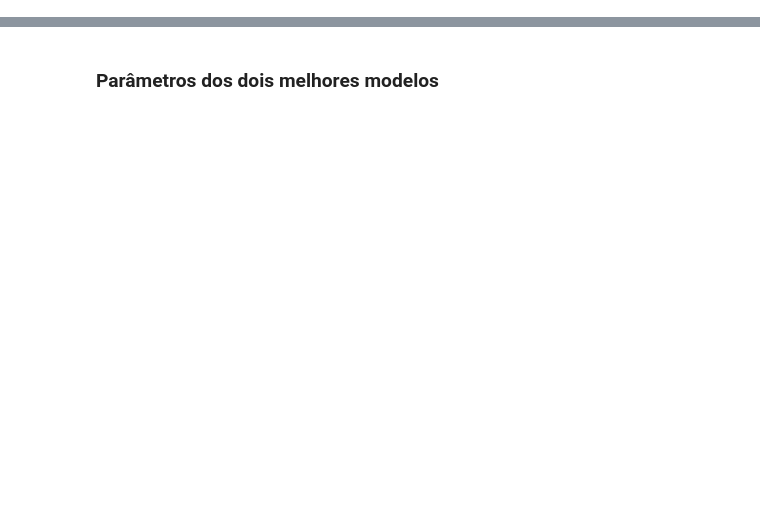
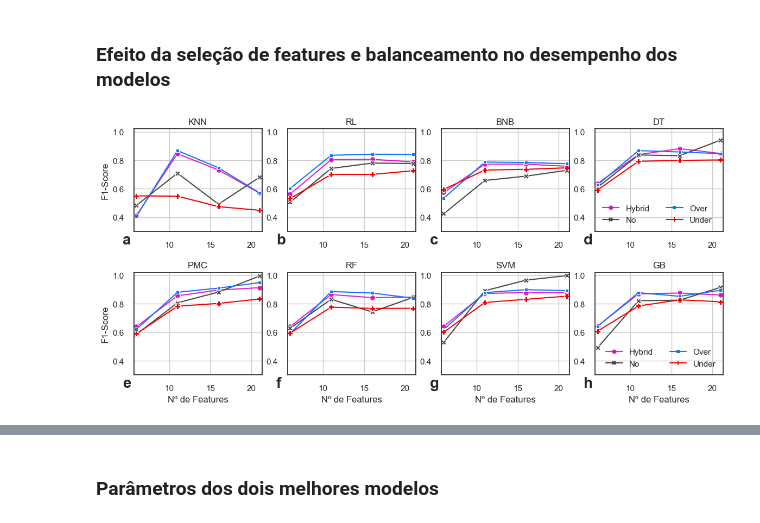
Before and after one commit to lucas-fpaiva/AnalisePred-PES, a Jupyter notebook: Projeto/car_eval/results_view.ipynb, the cells around one changed output, grey strips where cells are left out. Saved outputs shown, nothing was run; the diff lists cells and outputs as text; code cells hidden in the pictures; blank space fills up the shorter version.

```diff
--- a/Projeto/car_eval/results_view.ipynb
+++ b/Projeto/car_eval/results_view.ipynb
@@ -25,6 +32,5 @@ import warnings as wn
 wn.filterwarnings('ignore')
 # %%
-
 colors1 = [
           (15/255,114/255,255/255,1), # blue
           (224/255,0/255,193/255,.88), #pink
@@ -45,8 +51,6 @@ colors2= [
           (0/255,240/255,255/255,1), #light blue
         ]
 
-
-
 colors2= [
           (10/255,10/255, 130/255, 1), # light blue
           (10/255,10/255, 160/255, 1),
@@ -55,5 +59,12 @@ colors2= [
           (10/255,10/255, 250/255, 1), # dark blue
 
         ]
+
+colors3 = [
+          (224/255,0/255,193/255,.88), #pink
+          (70/255,70/255, 70/255, 1), #gray
+          (15/255,114/255,255/255,1), # blue
+          (0.95, 0, 0, 1), #red
+          ]
 # %%
 data = pd.read_csv('https://raw.githubusercontent.com/lucas-fpaiva/AnalisePred_I/main/Projeto/car_eval/data_processed.csv', index_col=0)
@@ -71,0 +105,47 @@ data.head()
+# %% [markdown]
+### Efeito da seleção de features e balanceamento no desempenho dos modelos
+# %%
+fig = plt.figure(figsize = (14,6),dpi=100)
+axes = gridspec.GridSpec(nrows=2, ncols=4,wspace=0.2,hspace=0.4)
+
+r = [0,0,0,0,1,1,1,1]
+c = [0,1,2,3,0,1,2,3]
+
+# models_name =["KNN", "RL", "BNB", "DT", "PMC",  "RF"]      #, "DT", "PMC", "SVM", "RF", "GB"
+im = ['a','b','c','d','e','f','g','h']
+count=0
+
+balances = ['No','Under', 'Over', 'Hybrid']
+n_features = [21,16,11,6]
+balan = 'No'
+metric = 'F1-Score'
+count = 0
+for modelo in models_name:
+
+    results_=results[results.Modelo==modelo].groupby(by=['N_feat','Balanceamento']).mean().reset_index()
+
+    ax = fig.add_subplot(axes[r[count],c[count]])
+    ax.grid()
+    sns.lineplot(data=results_,x='N_feat',y=metric,hue = 'Balanceamento', ax=ax,palette=colors3,
+                 markers=True, linewidth=1.5, style='Balanceamento',markersize=7,dashes=False)#,palette=colors1 ,err_style='bars'
+    ax.text(-0.09, -0.12, im[count], size=20, weight='bold', transform=ax.transAxes)
+    ax.set_xlim([5.7,21.3])
+    ax.set_ylim([0.3,1.02])
+    ax.set_title(modelo)
+
+    if count in [3,7]:
+        ax.legend(ncol=2)
+    else:
+      ax.legend(ncol=6).remove()
+
+    if count in [0,4]:
+        ax.set_ylabel('F1-Score')
+    else: ax.set_ylabel('')
+
+    if count in [4,5,6,7]:
+        ax.set_xlabel('Nº de Features')
+    else: ax.set_xlabel('')
+    count+=1
+plt.savefig('fig_resumo.pdf', format="pdf", dpi=1000, bbox_inches="tight")
+# %% [output]
+[figure, added]
```
Also changed, not shown: parts of 36 cells of this notebook.
